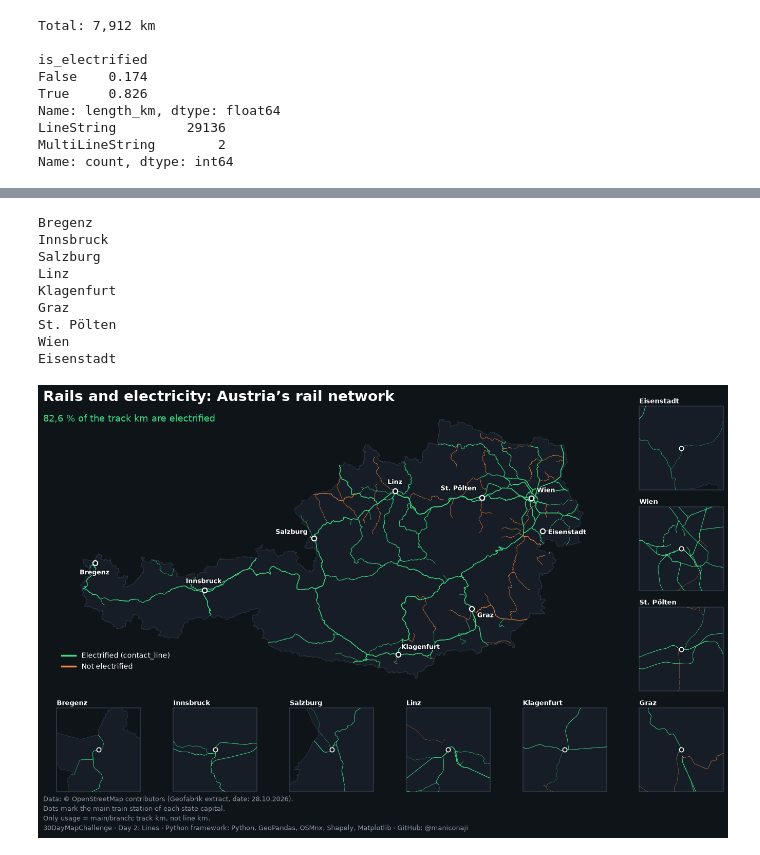
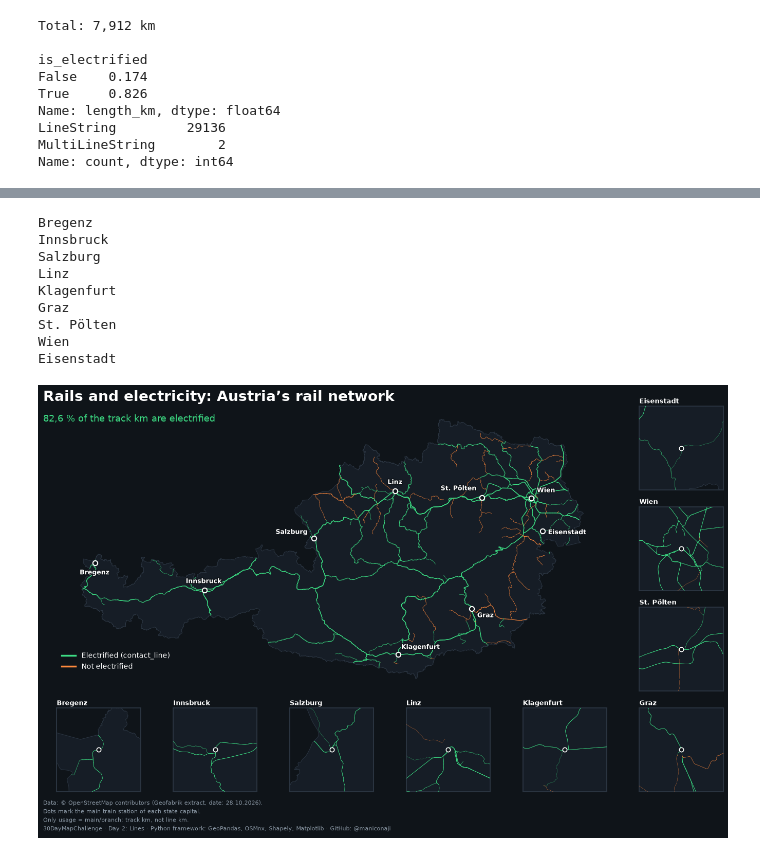
Before and after one commit to maniconaji/30daymapchallenge, a Jupyter notebook: notebooks/02_Lines.ipynb, the cells around one changed output, grey strips where cells are left out. Saved outputs shown, nothing was run; the diff lists cells and outputs as text; code cells hidden in the pictures.

```diff
--- a/notebooks/02_Lines.ipynb
+++ b/notebooks/02_Lines.ipynb
@@ -460,33 +447,33 @@ fig.text(
     f"{pct * 100:.1f} %".replace(".", ",") + " of the track km are electrified",
     color=GREEN,
     fontsize=13,
     ha="left")
 
 ## Pie de pagina con créditos y licencia de datos
 fig.text(
     0.05, 0.05,
     "Data: © OpenStreetMap contributors (Geofabrik extract, date: 28.10.2026).\n"
     "Dots mark the main train station of each state capital.\n"
     "Only usage = main/branch; track km, not line km.\n"
-    "30DayMapChallenge · Day 2: Lines · Python framework: Python, GeoPandas, OSMnx, Shapely, Matplotlib · GitHub: @maniconaji",
+    "30DayMapChallenge · Day 2: Lines · Python framework: GeoPandas, OSMnx, Shapely, Matplotlib · GitHub: @maniconaji",
     color="#8b98a5",
-    fontsize=9,
+    fontsize=8,
     ha="left",
     va="bottom",
     linespacing=1.5) #Mapa ilustrativo: la alineación con la Taxonomía UE (act. 6.1/6.2) depende de criterios técnicos y DNSH.
 
 fig.subplots_adjust(left=0.05, right=0.95, top=0.88, bottom=0.13, wspace=0.05, hspace=0.2)
 
 plt.savefig(OUT / "day02_lines_rail.png", dpi=300, facecolor=BG, bbox_inches="tight")
 plt.show()
 # %% [output]
 Bregenz
 Innsbruck
 Salzburg
 Linz
 Klagenfurt
 Graz
 St. Pölten
 Wien
 Eisenstadt
-[figure, old version]
+[figure, new version]
```
Also changed, not shown: parts of 3 cells of this notebook, 1 other file.
